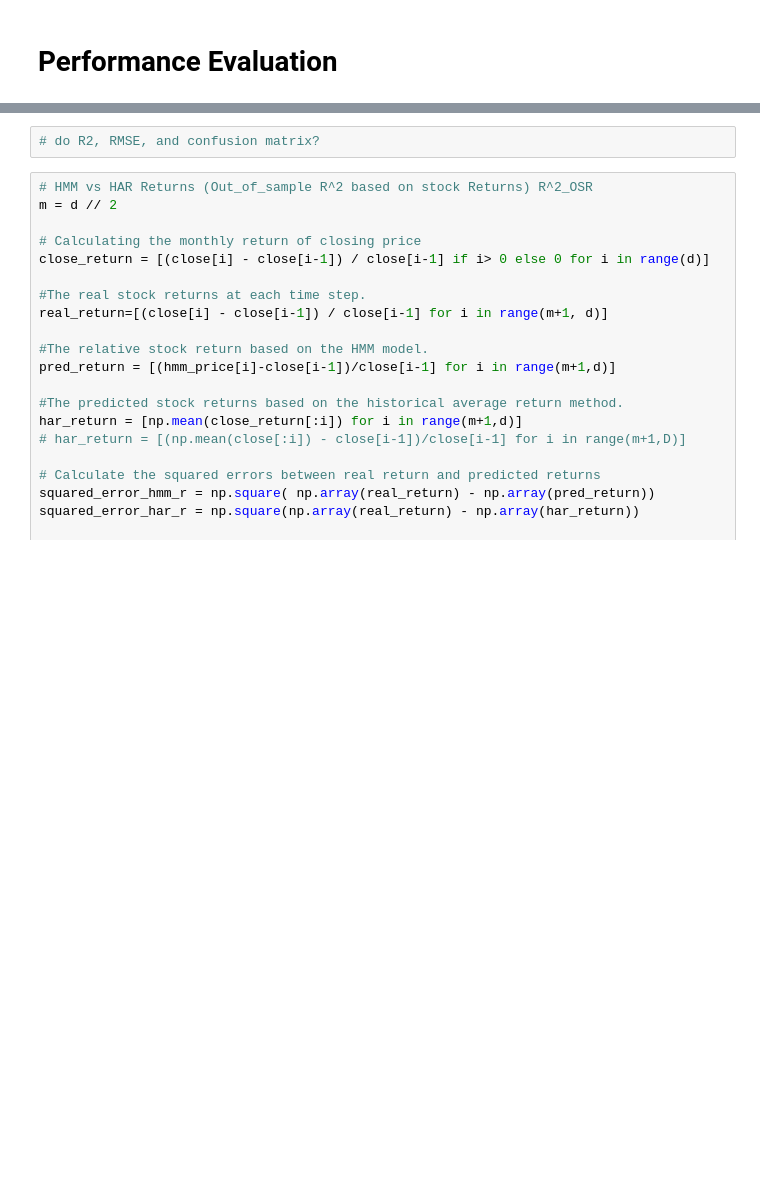
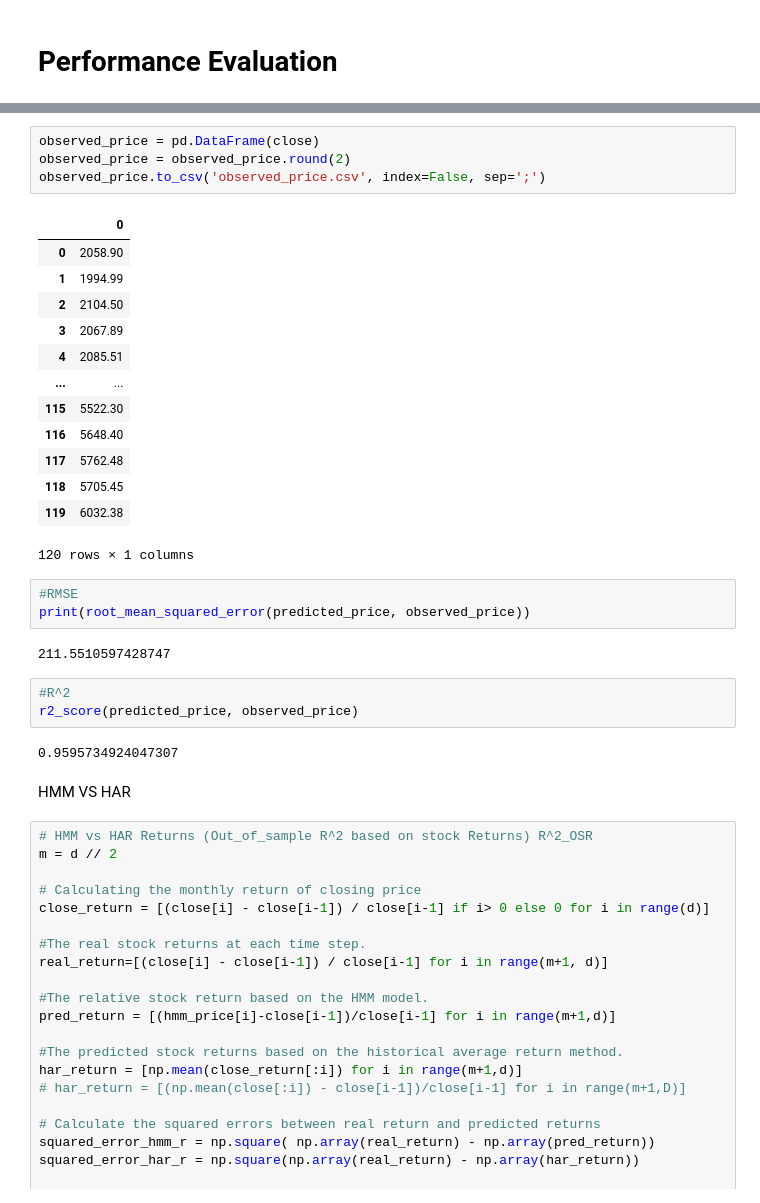
Before and after one commit to rinaaro/TS-project---HMM, a Jupyter notebook: Data_collection.ipynb, the cells around one changed output, grey strips where cells are left out. Saved outputs shown, nothing was run; the diff lists cells and outputs as text; blank space fills up the shorter version.

Commit message:
R^2, RMSE

```diff
--- a/Data_collection.ipynb
+++ b/Data_collection.ipynb
@@ -333,5 +357,33 @@ plt.show()
+# %%
+observed_price = pd.DataFrame(close)
+observed_price = observed_price.round(2)
+observed_price.to_csv('observed_price.csv', index=False, sep=';')
+# %% [output]
+|  | 0 |
+| 0 | 2058.90 |
+| 1 | 1994.99 |
+| 2 | 2104.50 |
+| 3 | 2067.89 |
+| 4 | 2085.51 |
+| ... | ... |
+| 115 | 5522.30 |
+| 116 | 5648.40 |
+| 117 | 5762.48 |
+| 118 | 5705.45 |
+| 119 | 6032.38 |
+120 rows × 1 columns
 # %%
-# do R2, RMSE, and confusion matrix?
+#RMSE
+print(root_mean_squared_error(predicted_price, observed_price))
+# %% [output]
+211.5510597428747
+# %%
+#R^2
+r2_score(predicted_price, observed_price)
+# %% [output]
+0.9595734924047307
+# %% [markdown]
+HMM VS HAR
 # %%
 # HMM vs HAR Returns (Out_of_sample R^2 based on stock Returns) R^2_OSR
 m = d // 2
```
Also changed, not shown: parts of 6 cells of this notebook.
